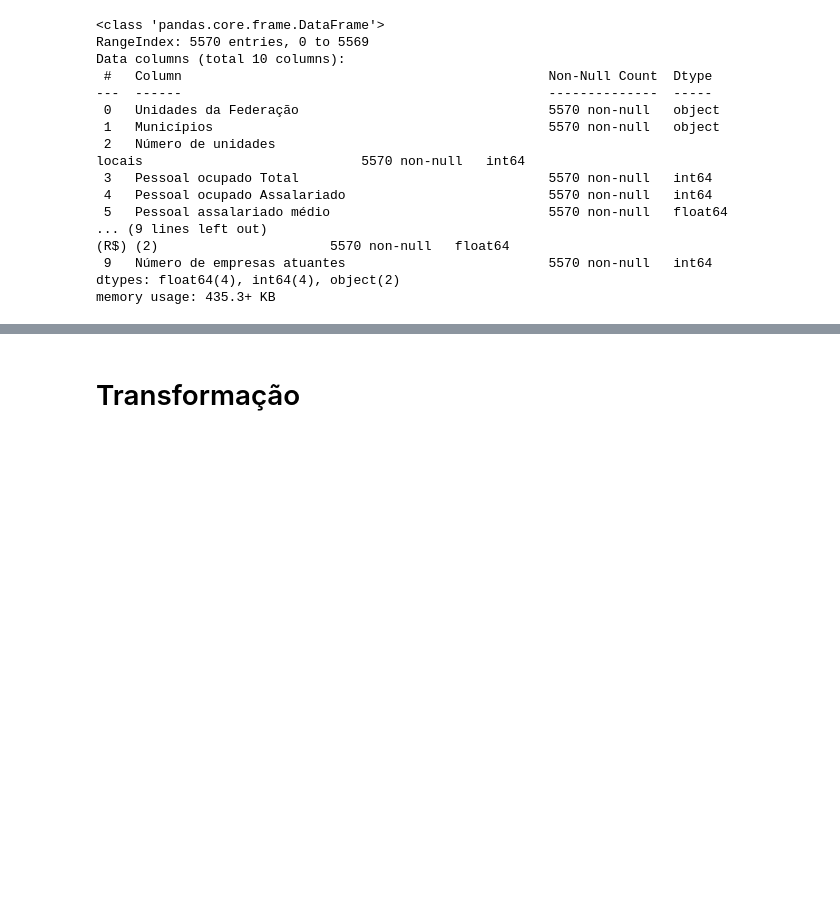
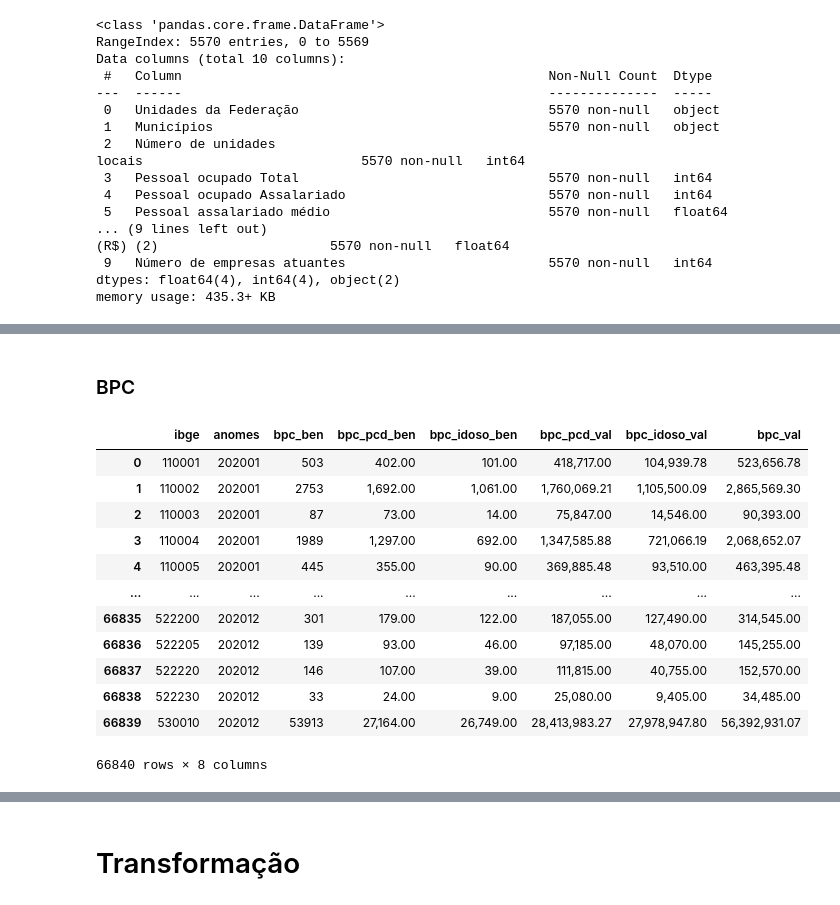
Before and after one commit to AHChaves/IC-InSAN, a Jupyter notebook: Integracao/integracao_2020.ipynb, the cells around one changed output, grey strips where cells are left out. Drawn from its saved outputs; the diff is of its cells as text; code cells hidden in the pictures; blank space fills up the shorter version.

Commit message:
ADD: Integração das tabelas de projeots sociais no ano de 2020

```diff
--- a/Integracao/integracao_2020.ipynb
+++ b/Integracao/integracao_2020.ipynb
@@ -4,6 +4,9 @@ import pandas as pd
 %run funcoes_gerais.ipynb
 # %%
 cod_municipios = pd.read_csv('../dataset/Código dos Municípios')
+# %%
+bolsa_familia = pd.read_csv("../dataset/Social/Projetos Sociais/Bolsa_Familia_2020.csv")
+bpc = pd.read_csv("../dataset/Social/Projetos Sociais/bpc_2020.csv")
 # %%
 pib_Munic = pd.read_excel("../dataset/Economico/Renda e Desenvolvimento/PIB/PIB-Munic.xlsx")
 pib_Munic_BD = pd.read_excel("../dataset/Economico/Renda e Desenvolvimento/PIB/PIB dos Municбpios - base de dados 2010-2021.xlsx")
@@ -148,0 +201,18 @@ memory usage: 435.3+ KB
+# %% [markdown]
+### BPC
+# %%
+bpc
+# %% [output]
+|  | ibge | anomes | bpc_ben | bpc_pcd_ben | bpc_idoso_ben | bpc_pcd_val | bpc_idoso_val | bpc_val |
+| 0 | 110001 | 202001 | 503 | 402.00 | 101.00 | 418,717.00 | 104,939.78 | 523,656.78 |
+| 1 | 110002 | 202001 | 2753 | 1,692.00 | 1,061.00 | 1,760,069.21 | 1,105,500.09 | 2,865,569.30 |
+| 2 | 110003 | 202001 | 87 | 73.00 | 14.00 | 75,847.00 | 14,546.00 | 90,393.00 |
+| 3 | 110004 | 202001 | 1989 | 1,297.00 | 692.00 | 1,347,585.88 | 721,066.19 | 2,068,652.07 |
+| 4 | 110005 | 202001 | 445 | 355.00 | 90.00 | 369,885.48 | 93,510.00 | 463,395.48 |
+| ... | ... | ... | ... | ... | ... | ... | ... | ... |
+| 66835 | 522200 | 202012 | 301 | 179.00 | 122.00 | 187,055.00 | 127,490.00 | 314,545.00 |
+| 66836 | 522205 | 202012 | 139 | 93.00 | 46.00 | 97,185.00 | 48,070.00 | 145,255.00 |
+| 66837 | 522220 | 202012 | 146 | 107.00 | 39.00 | 111,815.00 | 40,755.00 | 152,570.00 |
+| 66838 | 522230 | 202012 | 33 | 24.00 | 9.00 | 25,080.00 | 9,405.00 | 34,485.00 |
+| 66839 | 530010 | 202012 | 53913 | 27,164.00 | 26,749.00 | 28,413,983.27 | 27,978,947.80 | 56,392,931.07 |
+66840 rows × 8 columns
```
Also changed, not shown: parts of 29 cells of this notebook.
